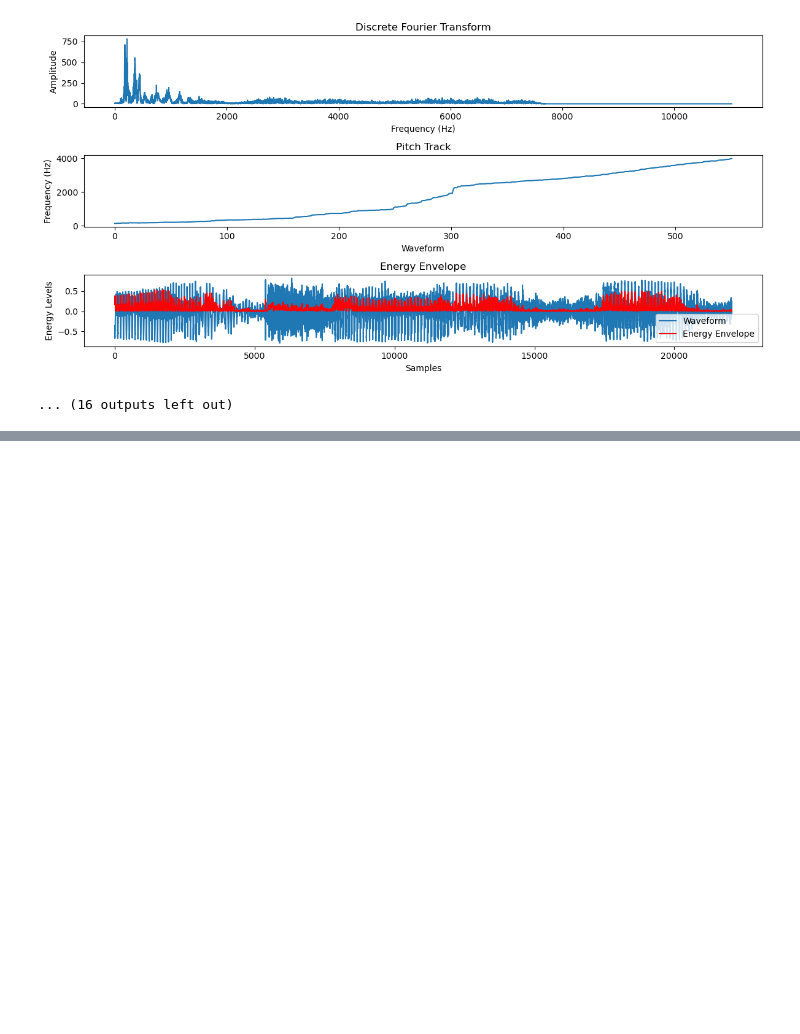
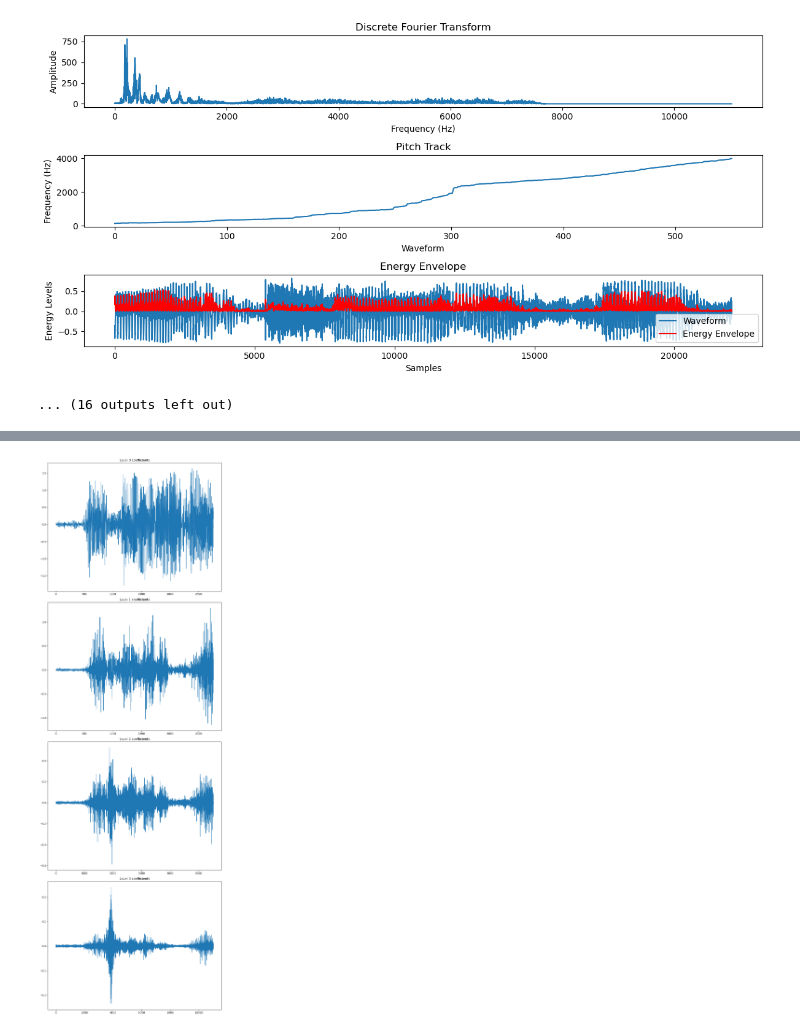
Before and after one commit to bhavyanarnoli/Guest-Speaker-Recognition, a Jupyter notebook: Phase_1_Pravar.ipynb, the cells around one changed output, grey strips where cells are left out. Saved outputs shown, nothing was run; the diff lists cells and outputs as text; code cells hidden in the pictures; blank space fills up the shorter version.

```diff
--- a/Phase_1_Pravar.ipynb
+++ b/Phase_1_Pravar.ipynb
@@ -122,0 +137,24 @@ data, sample_rate = librosa.load(r'C:\Users\prava\OneDrive\Desktop\IIITD Coursew
+# %%
+# Choose a wavelet
+wavelet = 'db4'
+
+# Perform DWT
+coeffs = pywt.wavedec(data, wavelet, level=3)
+
+# 'coeffs' is a list of arrays containing the approximation and detail coefficients at each level.
+# The first element of 'coeffs' contains the approximation coefficients at the highest level.
+# The remaining elements contain the detail coefficients at each level, in descending order.
+
+# You can plot the coefficients to visualize them
+plt.figure(figsize=(10,30))
+for i, coeff in enumerate(coeffs):
+    plt.subplot(len(coeffs), 1, i+1)
+    plt.plot(coeff)
+    plt.title(f'Level {i} coefficients')
+
+plt.tight_layout()
+plt.show()
+
+# as the levels increase we see that the plot smoothens, at lower levels we see more amount of fluctuations
+# %% [output]
+[figure, added]
```
Also changed, not shown: parts of 2 cells of this notebook.
